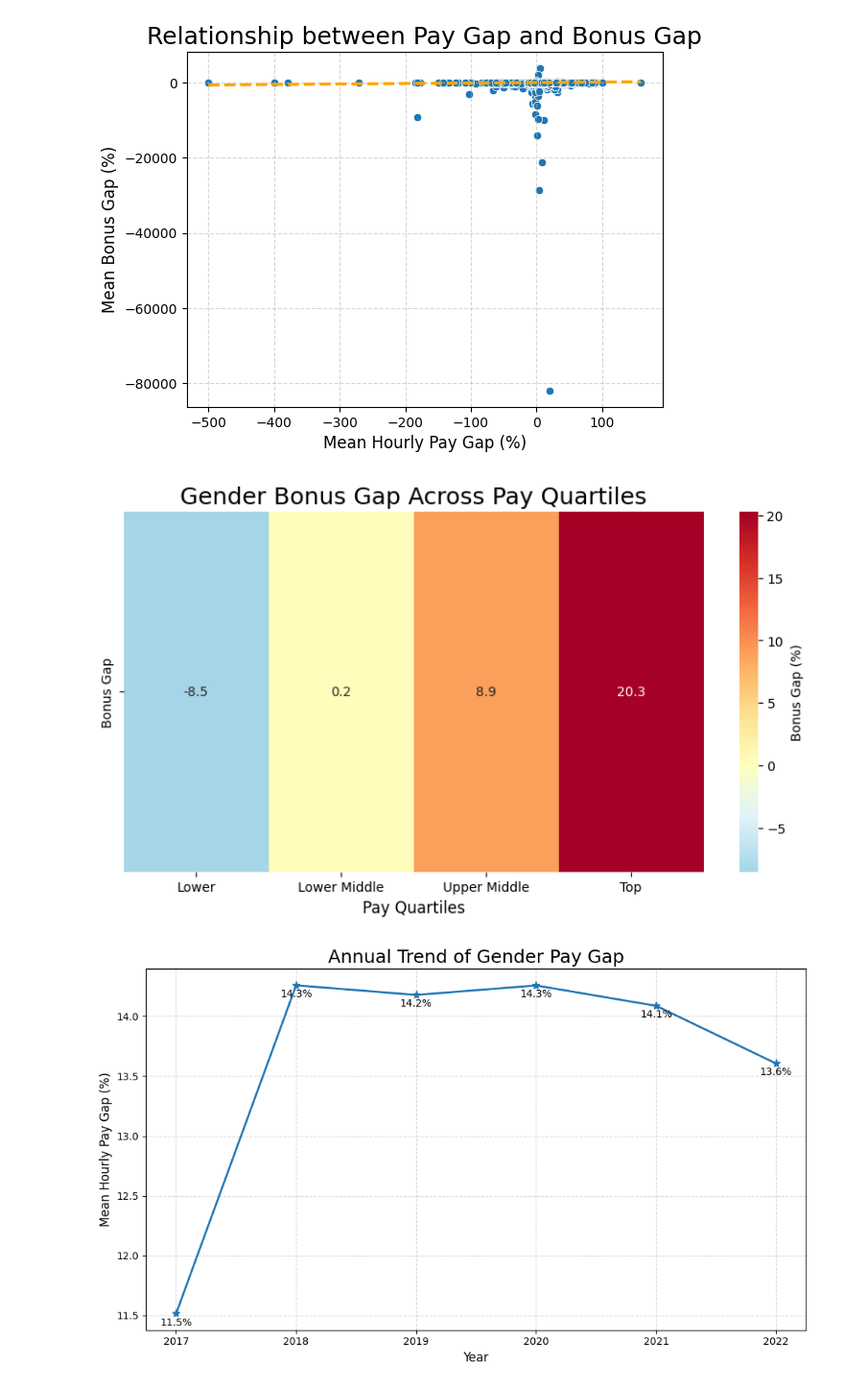
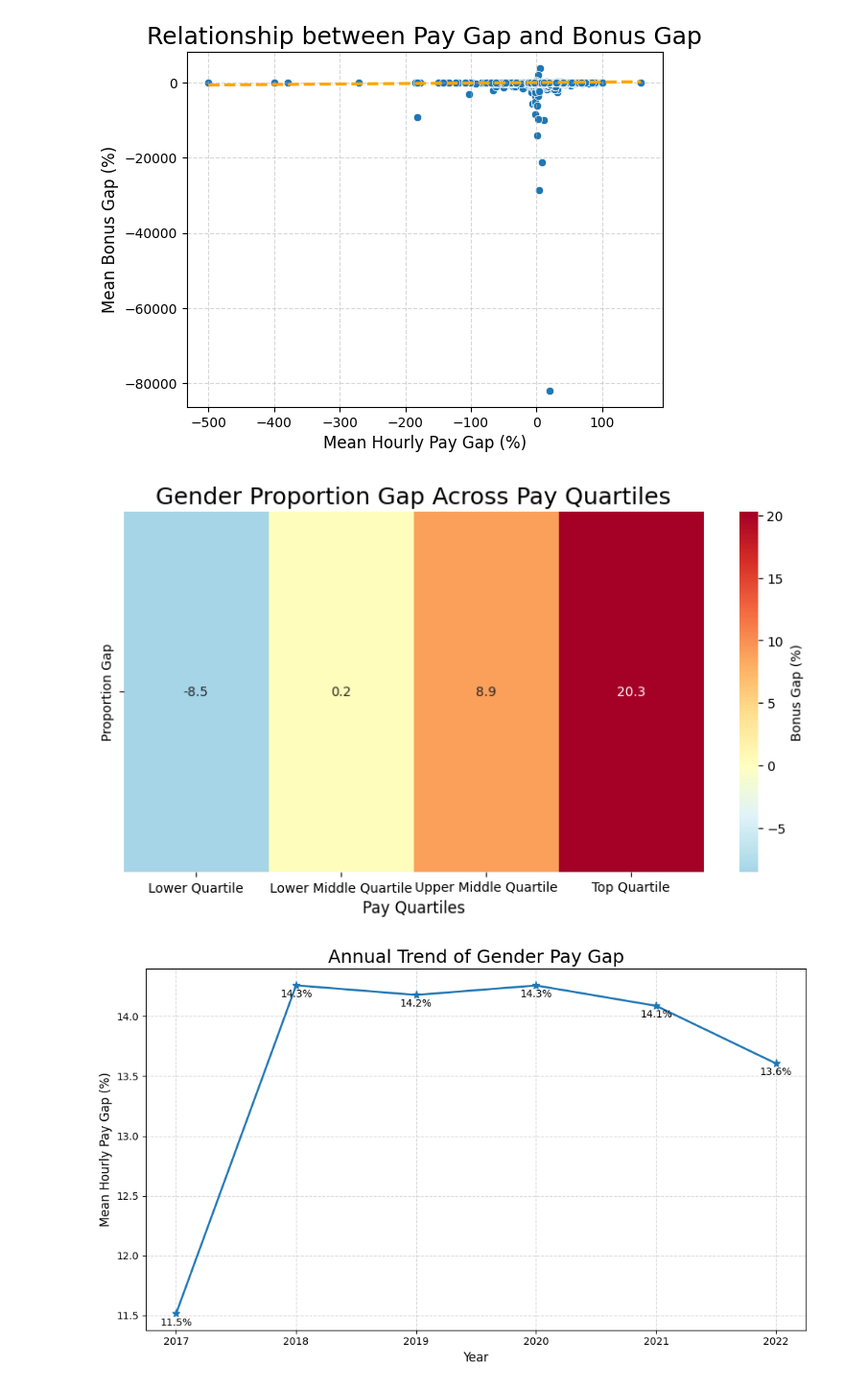
Before and after one commit to 0703fws/freedomprogrammingexercise, a Jupyter notebook: paygap_analysis.ipynb, the cells around one changed output. Shown: that part at 96% size. Drawn from its saved outputs; the diff is of its cells as text; code cells hidden in the pictures.

```diff
--- a/paygap_analysis.ipynb
+++ b/paygap_analysis.ipynb
@@ -296,21 +296,21 @@ plt.show()
 # %% [output]
 [figure]
 # %%
-# Data visualisation: Bonus gap across different pay quartiles
-#calculate bonus gap for each quartile
-bonus_gap = [(m - f) for m,f in zip(male_quartile_mean,female_quartile_mean)]
+# Data visualisation: Gender proportion gap across pay quartiles
+# calculate gender proportion gap for each quartile
+proportion_gap = [(m - f) for m,f in zip(male_quartile_mean,female_quartile_mean)]
 # set the heatmap data
-heatmap_data = pd.DataFrame({"Quartile":quartile_labels,"Bonus Gap":bonus_gap}).set_index("Quartile")
+heatmap_data = pd.DataFrame({"Quartile":quartile_labels,"Proportion Gap":proportion_gap}).set_index("Quartile")
 # set the size of the figure
 plt.figure(figsize=(10,5))
 # create a heatmap
 sns.heatmap(heatmap_data.T,annot=True,fmt=".1f",cmap="RdYlBu_r",center=0,cbar_kws={"label":"Bonus Gap (%)"})
 # add xlabel and title
 plt.xlabel("Pay Quartiles",fontsize=12)
-plt.title("Gender Bonus Gap Across Pay Quartiles",fontsize=18)
+plt.title("Gender Proportion Gap Across Pay Quartiles",fontsize=18)
 #show the heatmap
 plt.show()
 # %% [output]
-[figure, old version]
+[figure, new version]
 # %%
 # Data visualisation: Annual trend of gender pay gap
```
Also changed, not shown: parts of 3 cells of this notebook.
